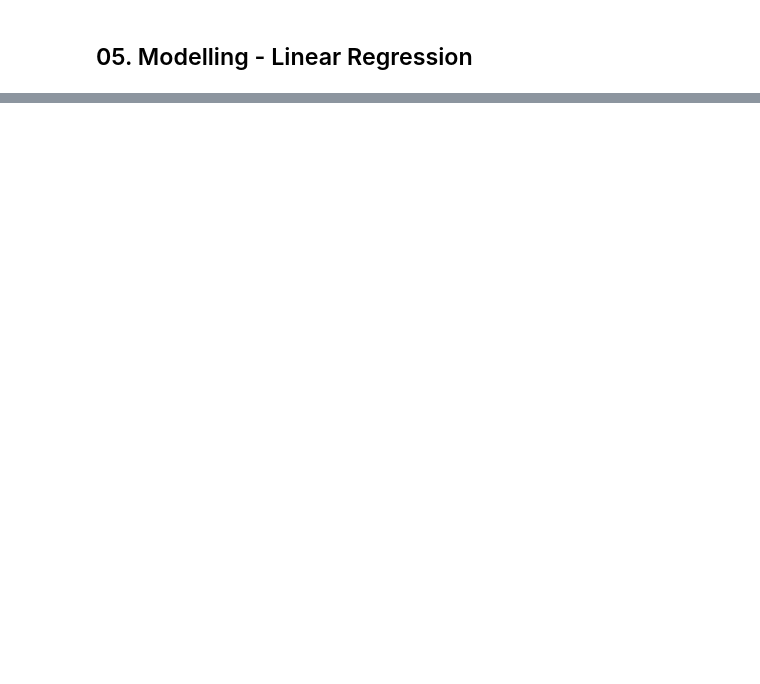
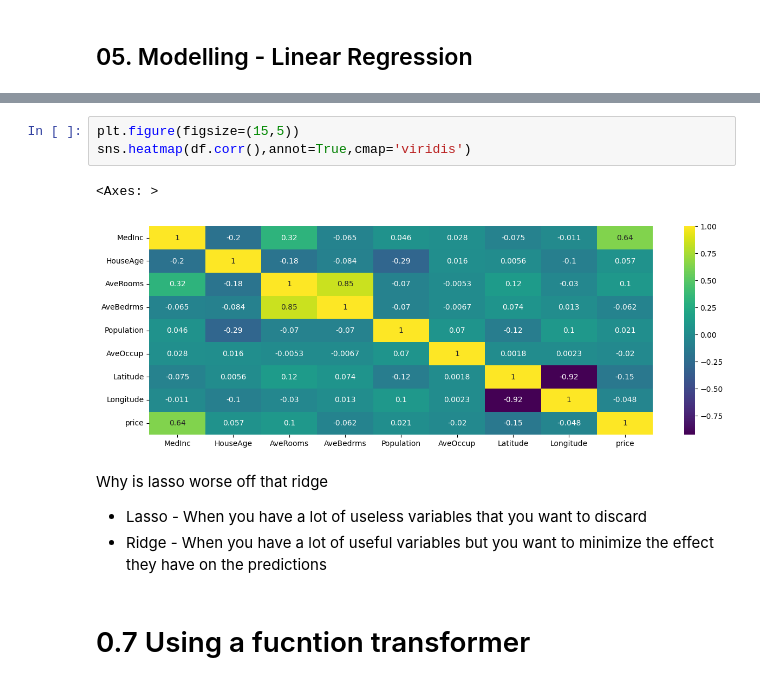
Before and after one commit to okothchristopher/machine-learning-projects, a Jupyter notebook: 02. Week 2 Regression Project/Regression Project 2/Carlifonia House Price Regression Analysis.ipynb, the cells around one changed output, grey strips where cells are left out. Saved outputs shown, nothing was run; the diff lists cells and outputs as text; blank space fills up the shorter version.

```diff
--- a/02. Week 2 Regression Project/Regression Project 2/Carlifonia House Price Regression Analysis.ipynb
+++ b/02. Week 2 Regression Project/Regression Project 2/Carlifonia House Price Regression Analysis.ipynb
@@ -198,0 +278,12 @@ print(scores,scores.mean())
+# %%
+plt.figure(figsize=(15,5))
+sns.heatmap(df.corr(),annot=True,cmap='viridis')
+# %% [output]
+<Axes: >
+[figure, added]
+# %% [markdown]
+Why is lasso worse off that ridge
+- Lasso - When you have a lot of useless variables that you want to discard
+- Ridge - When you have a lot of useful variables but you want to minimize the effect they have on the predictions
+# %% [markdown]
+# 0.7 Using a fucntion transformer
```
Also changed, not shown: parts of 27 cells of this notebook, 27 other files.
